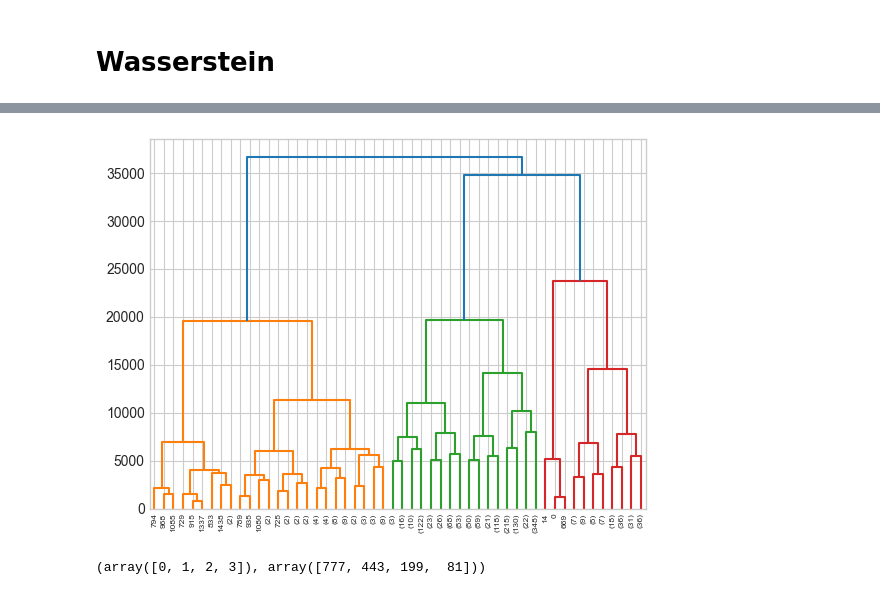
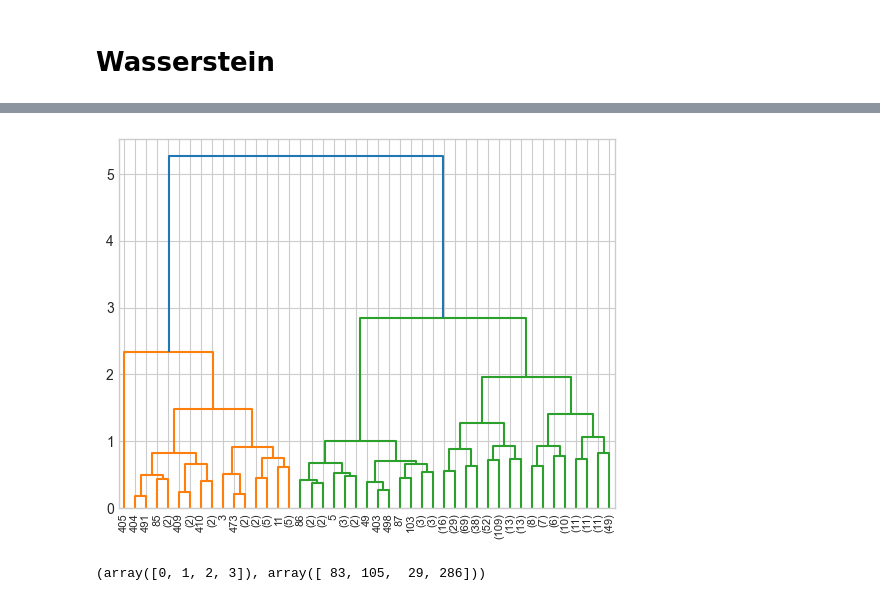
Before and after one commit to karlfindhansen/Non-Euclidean-Distances-in-Molecular-Representation, a Jupyter notebook: notebooks/QM9/clustering/non_euclidean/descriptors/eval_soap.ipynb, the cells around one changed output, grey strips where cells are left out. Drawn from its saved outputs; the diff is of its cells as text; code cells hidden in the pictures.

```diff
--- a/notebooks/QM9/clustering/non_euclidean/descriptors/eval_soap.ipynb
+++ b/notebooks/QM9/clustering/non_euclidean/descriptors/eval_soap.ipynb
@@ -248,4 +249,5 @@ ValueError: labels must have the same length as dist_matrix.
 # %%
 wasserstein = Wasserstein()
 dist_matrix_wasser = wasserstein.distance_matrix(df=df, descriptor='soap')
+dist_matrix_wasser_isomers = wasserstein.distance_matrix(df=df_isomers, descriptor='soap')
 # %% [output]
@@ -253,18 +258,18 @@ dist_matrix_wasser = wasserstein.distance_matrix(df=df, descriptor='soap')
 # %%
-Z = linkage(dist_matrix_wasser, method='complete')
+Z = linkage(dist_matrix_wasser_isomers, method='complete')
 
 d = dendrogram(
     Z,
     truncate_mode='level',
     p=5,
 )
 # %% [output]
-[figure, old version]
+[figure, new version]
 # %%
 model_hier_wasser = AgglomerativeClustering(metric='precomputed', n_clusters=4, linkage='complete')
-labels_hier_wasser = model_hier_wasser.fit_predict(dist_matrix_wasser)
+labels_hier_wasser = model_hier_wasser.fit_predict(dist_matrix_wasser_isomers)
 print(np.unique(labels_hier_wasser, return_counts=True))
-df = df.with_columns(labels_hier_wasser=labels_hier_wasser)
+df_isomers = df_isomers.with_columns(labels_hier_wasser=labels_hier_wasser)
 # %% [output]
-(array([0, 1, 2, 3]), array([777, 443, 199,  81]))
+(array([0, 1, 2, 3]), array([ 83, 105,  29, 286]))
 # %%
```
Also changed, not shown: parts of 15 cells of this notebook, 1 other file.
